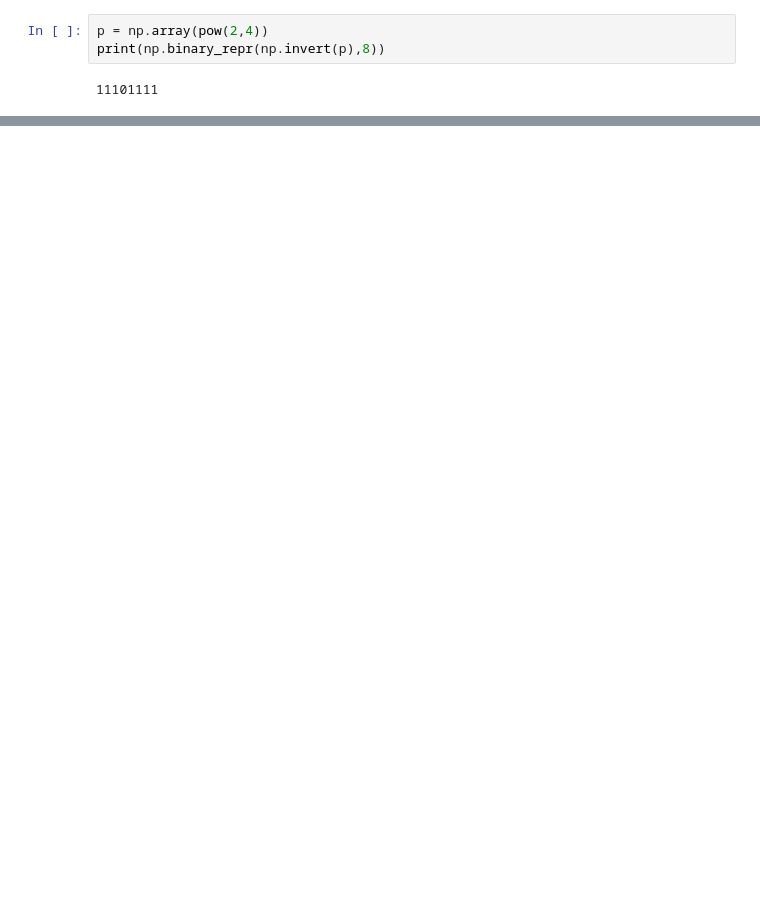
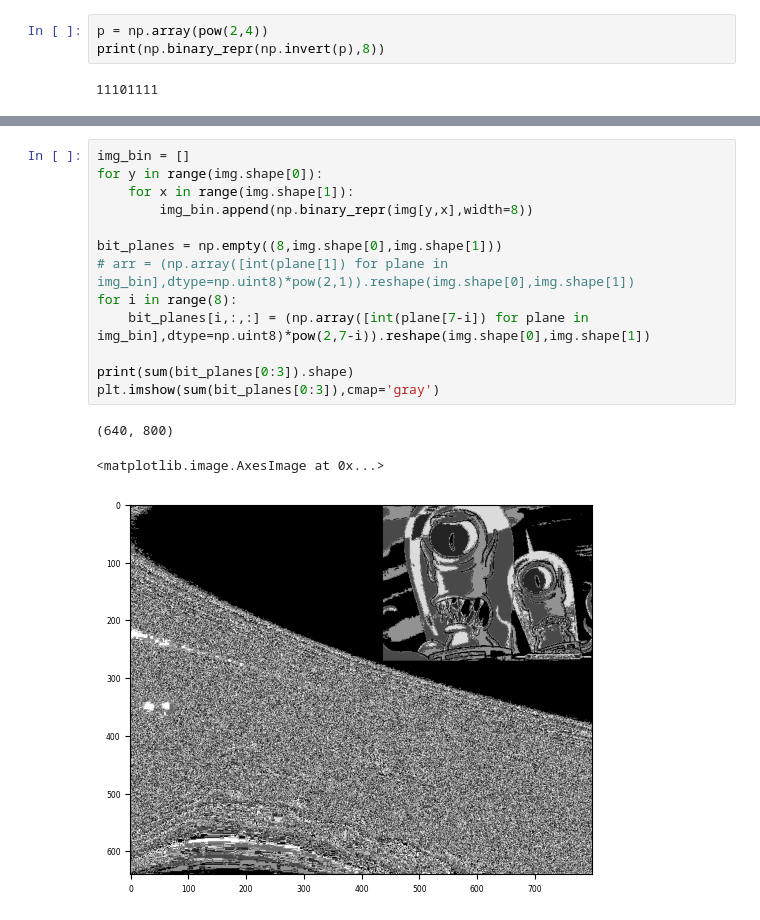
Before and after one commit to MartnReus/PDI-practica, a Jupyter notebook: tema1/bit_slice.ipynb, the cells around one changed output, grey strips where cells are left out. Drawn from its saved outputs; the diff is of its cells as text; blank space fills up the shorter version.

```diff
--- a/tema1/bit_slice.ipynb
+++ b/tema1/bit_slice.ipynb
@@ -43,0 +46,17 @@ plt.show()
+# %%
+img_bin = []
+for y in range(img.shape[0]):
+    for x in range(img.shape[1]):
+        img_bin.append(np.binary_repr(img[y,x],width=8))
+
+bit_planes = np.empty((8,img.shape[0],img.shape[1]))
+# arr = (np.array([int(plane[1]) for plane in img_bin],dtype=np.uint8)*pow(2,1)).reshape(img.shape[0],img.shape[1])
+for i in range(8):
+    bit_planes[i,:,:] = (np.array([int(plane[7-i]) for plane in img_bin],dtype=np.uint8)*pow(2,7-i)).reshape(img.shape[0],img.shape[1])
+
+print(sum(bit_planes[0:3]).shape)
+plt.imshow(sum(bit_planes[0:3]),cmap='gray')
+# %% [output]
+(640, 800)
+<matplotlib.image.AxesImage at 0x...>
+[figure, added]
```
Also changed, not shown: parts of 3 cells of this notebook, 30 other files.
